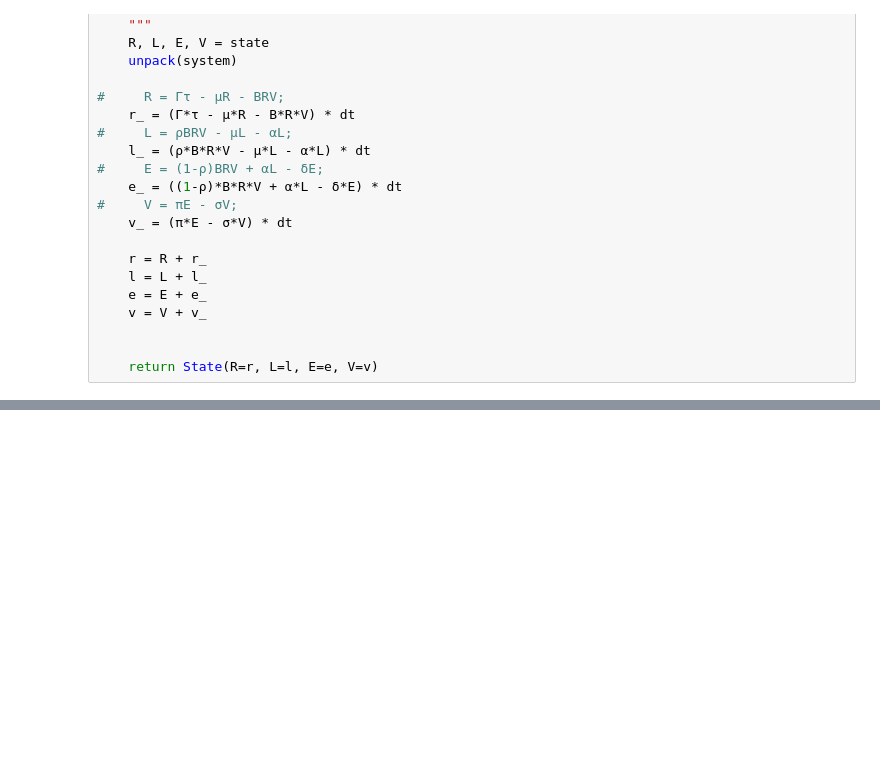
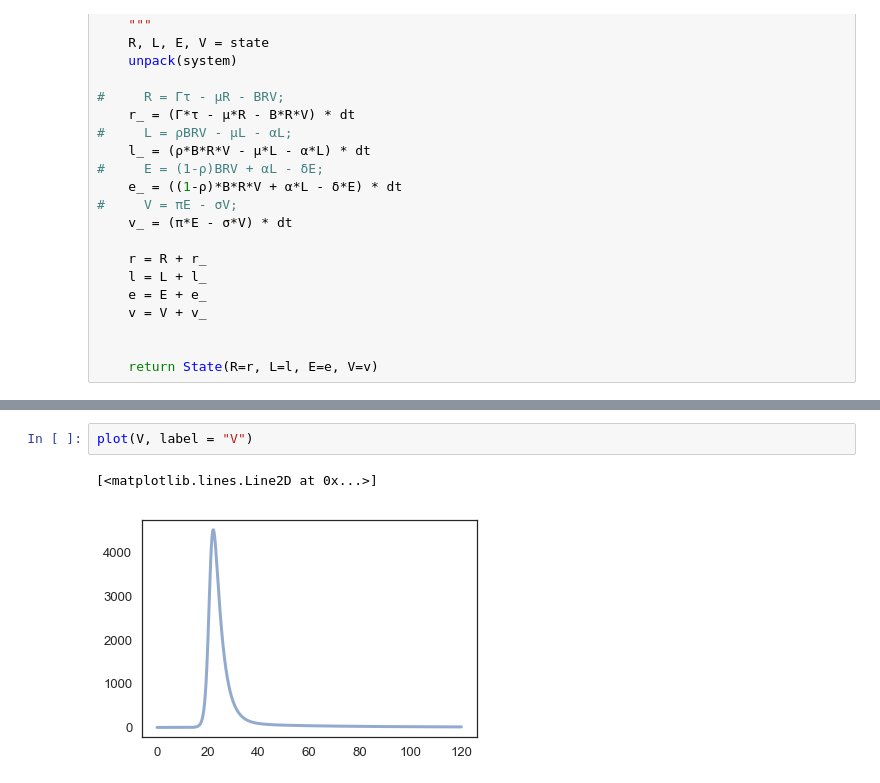
Before and after one commit to nightengail/ModSimPy, a Jupyter notebook: code/HIV_Model_Gail.ipynb, the cells around one changed output, grey strips where cells are left out. Cells and saved outputs as stored; diff of their text form; blank space fills up the shorter version.

```diff
--- a/code/HIV_Model_Gail.ipynb
+++ b/code/HIV_Model_Gail.ipynb
@@ -120,0 +122,5 @@ plot_data(something)
+# %%
+plot(V, label = "V")
+# %% [output]
+[<matplotlib.lines.Line2D at 0x...>]
+[figure, added]
```
Also changed, not shown: parts of 5 cells of this notebook, 1 other file.
